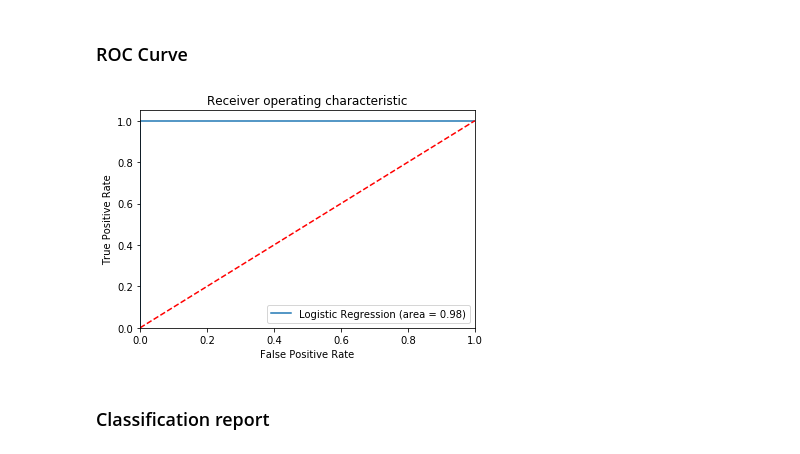
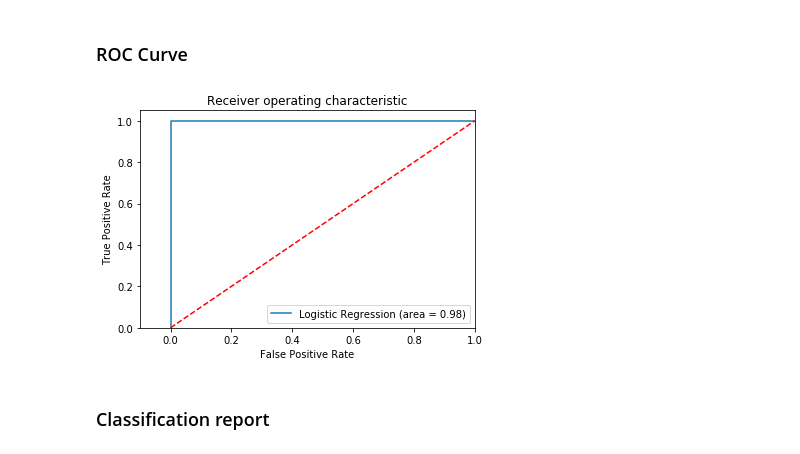
Before and after one commit to tlemenestrel/Classifying_Companies_Bankruptcy_Risks, a Jupyter notebook: Classifying_Companies_Bankruptcy_Risks.ipynb, the cells around one changed output. Cells and saved outputs as stored; diff of their text form; code cells hidden in the pictures.

```diff
--- a/Classifying_Companies_Bankruptcy_Risks.ipynb
+++ b/Classifying_Companies_Bankruptcy_Risks.ipynb
@@ -351,19 +340,19 @@ Mean-squared error:
 # %%
 logit_roc_auc = roc_auc_score(y_test, logistic_regression.predict(X_test))
 fpr, tpr, thresholds = roc_curve(y_test, logistic_regression.predict_proba(X_test)[:,1])
 plt.figure()
 plt.plot(fpr, tpr, label='Logistic Regression (area = %0.2f)' % logit_roc_auc)
 plt.plot([0, 1], [0, 1],'r--')
-plt.xlim([0.0, 1.0])
+plt.xlim([-0.1, 1.0])
 plt.ylim([0.0, 1.05])
 plt.xlabel('False Positive Rate')
 plt.ylabel('True Positive Rate')
 plt.title('Receiver operating characteristic')
 plt.legend(loc="lower right")
-plt.savefig('Log_ROC')
+plt.savefig('Images/Log_ROC')
 plt.show()
 # %% [output]
-[figure, old version]
+[figure, new version]
 # %% [markdown]
 ### Classification report
 # %%
```
Also changed, not shown: parts of 4 cells of this notebook, 2 other files.
